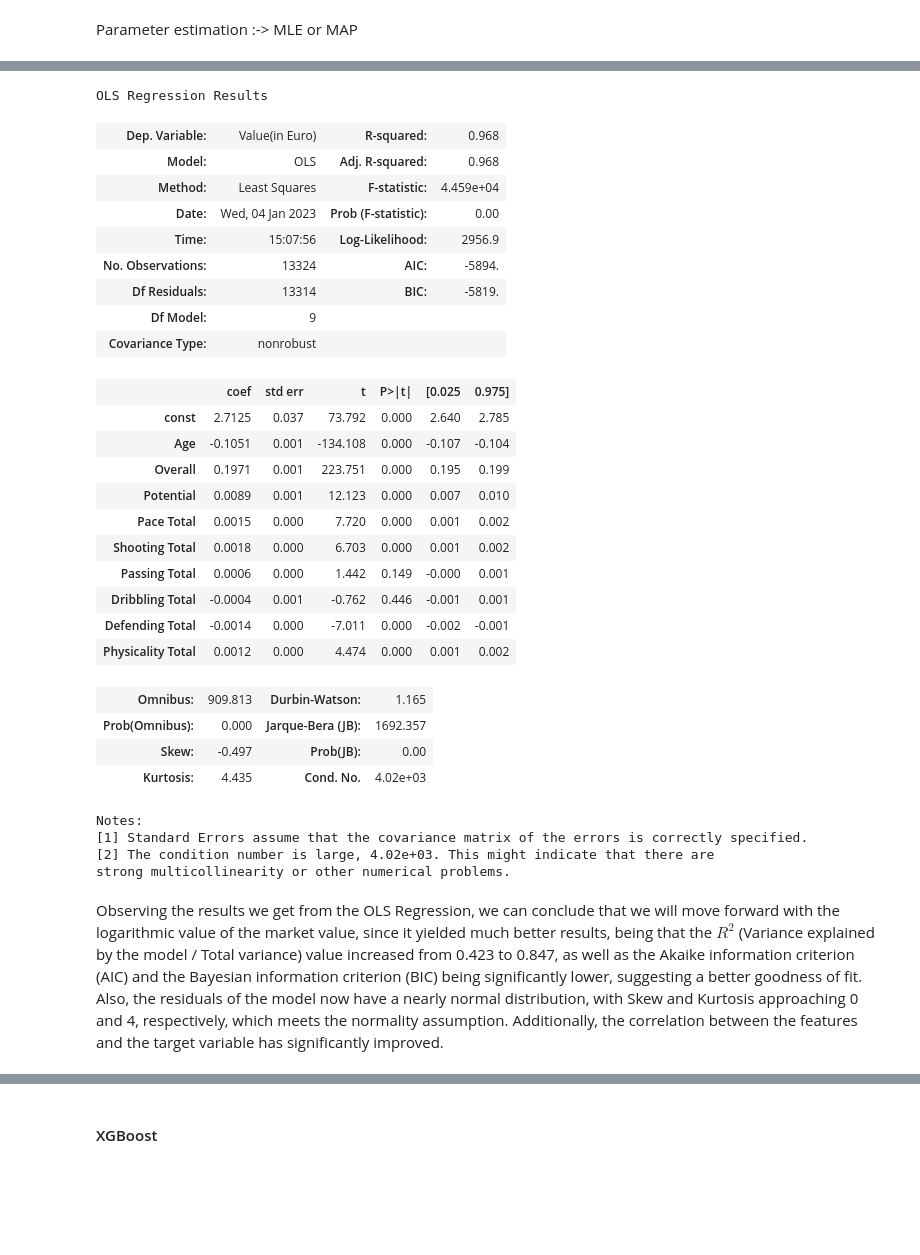
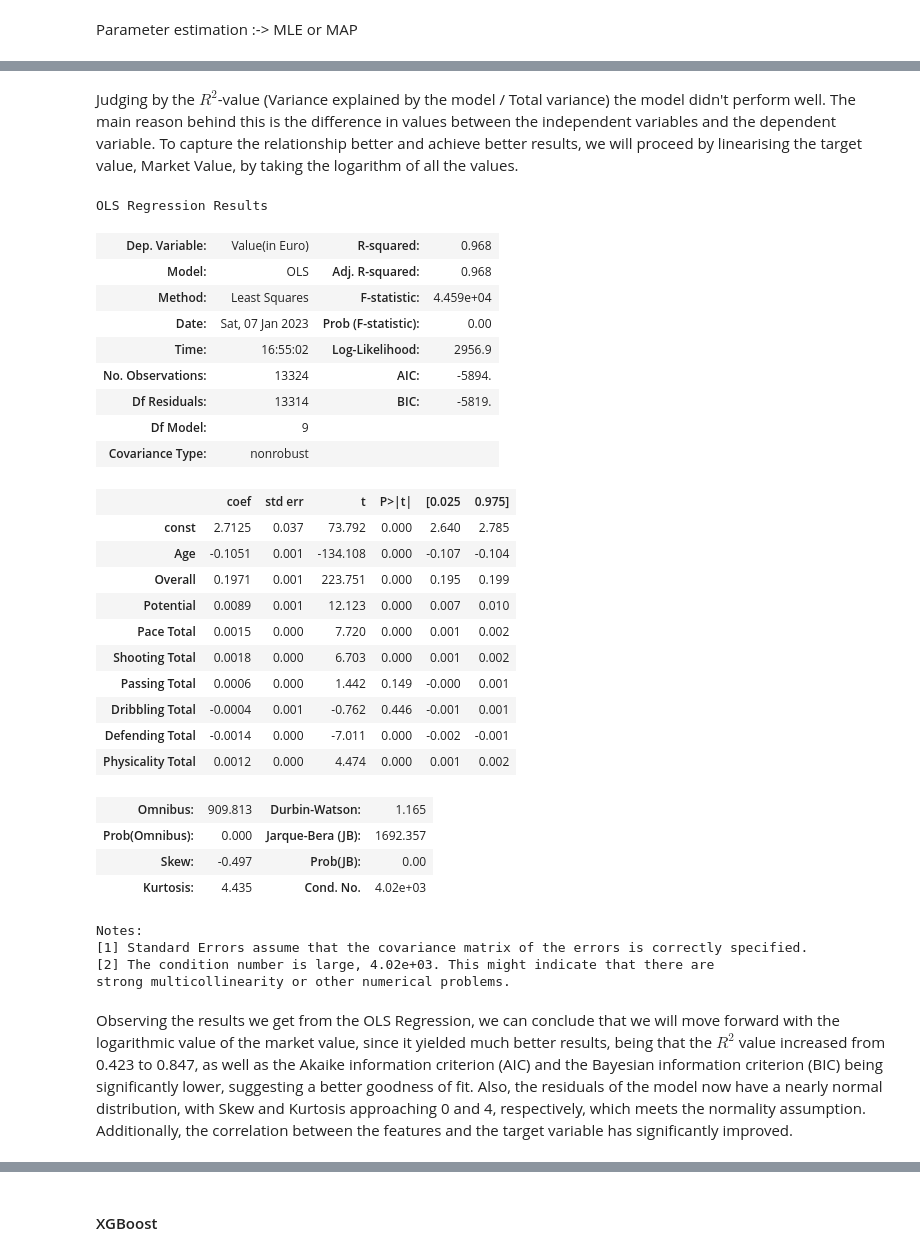
Before and after one commit to ValterMiari/Stats, a Jupyter notebook: Project/project_fifa.ipynb, the cells around one changed output, grey strips where cells are left out. Drawn from its saved outputs; the diff is of its cells as text; code cells hidden in the pictures; blank space fills up the shorter version.

```diff
--- a/Project/project_fifa.ipynb
+++ b/Project/project_fifa.ipynb
@@ -484,14 +490,14 @@ def OLS_model(data, params, target_label, log=False):
 
 params = ['Age', 'Overall', 'Potential', 'Pace Total', 'Shooting Total',
 'Passing Total', 'Dribbling Total', 'Defending Total', 'Physicality Total']
-predict_data = train_data.copy()
+select_train_data = train_data.copy()
 # Dropping Goalkeepers
-predict_data = predict_data[predict_data["Best Position"].str.contains("GK")==False]
+select_train_data = select_train_data[select_train_data["Best Position"].str.contains("GK")==False]
 # Cleaning the data further, removing players with 0 market value
-predict_data = predict_data[predict_data["Value(in Euro)"] != 0]
+select_train_data = select_train_data[select_train_data["Value(in Euro)"] != 0]
 
 
-non_log_model = OLS_model(predict_data, params, target_label='Value(in Euro)')
+non_log_model = OLS_model(select_train_data, params, target_label='Value(in Euro)')
 
 non_log_model.summary()
 # %% [output]
@@ -524,16 +530,18 @@ Notes:
 [1] Standard Errors assume that the covariance matrix of the errors is correctly specified.
 [2] The condition number is large, 4.02e+03. This might indicate that there are
 strong multicollinearity or other numerical problems.
+# %% [markdown]
+Judging by the $R^2$-value (Variance explained by the model / Total variance) the model didn't perform well. The main reason behind this is the difference in values between the independent variables and the dependent variable. To capture the relationship better and achieve better results, we will proceed by linearising the target value, Market Value, by taking the logarithm of all the values.
 # %%
-log_model = OLS_model(predict_data, params, target_label='Value(in Euro)', log=True)
+log_model = OLS_model(select_train_data, params, target_label='Value(in Euro)', log=True)
 log_model.summary()
 # %% [output]
 OLS Regression Results
 | Dep. Variable: | Value(in Euro) | R-squared: | 0.968 |
 | Model: | OLS | Adj. R-squared: | 0.968 |
 | Method: | Least Squares | F-statistic: | 4.459e+04 |
-| Date: | Wed, 04 Jan 2023 | Prob (F-statistic): | 0.00 |
-| Time: | 15:07:56 | Log-Likelihood: | 2956.9 |
+| Date: | Sat, 07 Jan 2023 | Prob (F-statistic): | 0.00 |
+| Time: | 16:55:02 | Log-Likelihood: | 2956.9 |
 | No. Observations: | 13324 | AIC: | -5894. |
 | Df Residuals: | 13314 | BIC: | -5819. |
 | Df Model: | 9 |  |  |
@@ -558,7 +566,7 @@ Notes:
 [2] The condition number is large, 4.02e+03. This might indicate that there are
 strong multicollinearity or other numerical problems.
 # %% [markdown]
-Observing the results we get from the OLS Regression, we can conclude that we will move forward with the logarithmic value of the market value, since it yielded much better results, being that the $R^2$ (Variance explained by the model / Total variance) value increased from 0.423 to 0.847, as well as the Akaike information criterion (AIC) and the Bayesian information criterion (BIC) being significantly lower, suggesting a better goodness of fit.
+Observing the results we get from the OLS Regression, we can conclude that we will move forward with the logarithmic value of the market value, since it yielded much better results, being that the $R^2$ value increased from 0.423 to 0.847, as well as the Akaike information criterion (AIC) and the Bayesian information criterion (BIC) being significantly lower, suggesting a better goodness of fit.
 Also, the residuals of the model now have a nearly normal distribution, with Skew and Kurtosis approaching 0 and 4, respectively, which meets the normality assumption. Additionally, the correlation between the features and the target variable has significantly improved.
 # %% [markdown]
 #### Model Selection
```
Also changed, not shown: parts of 22 cells of this notebook.
